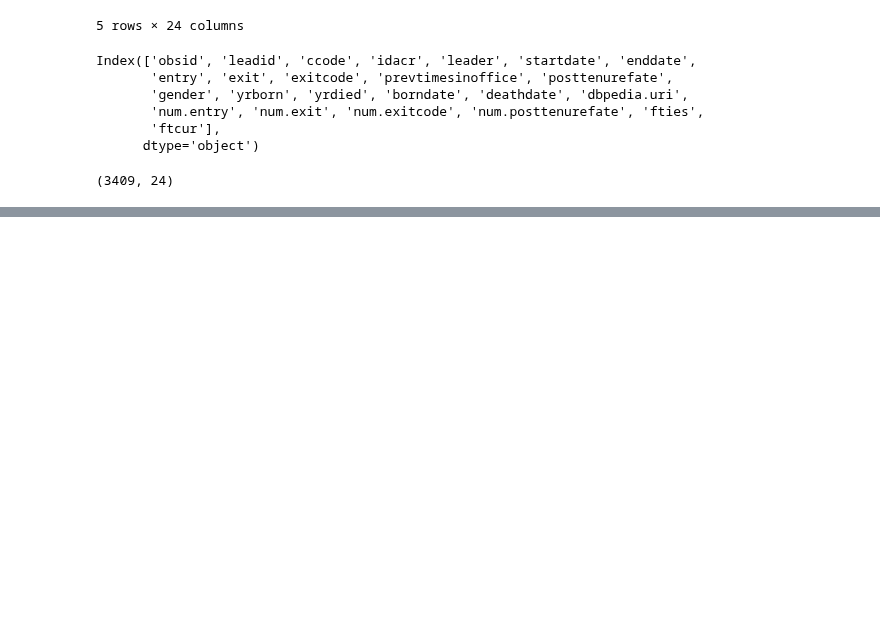
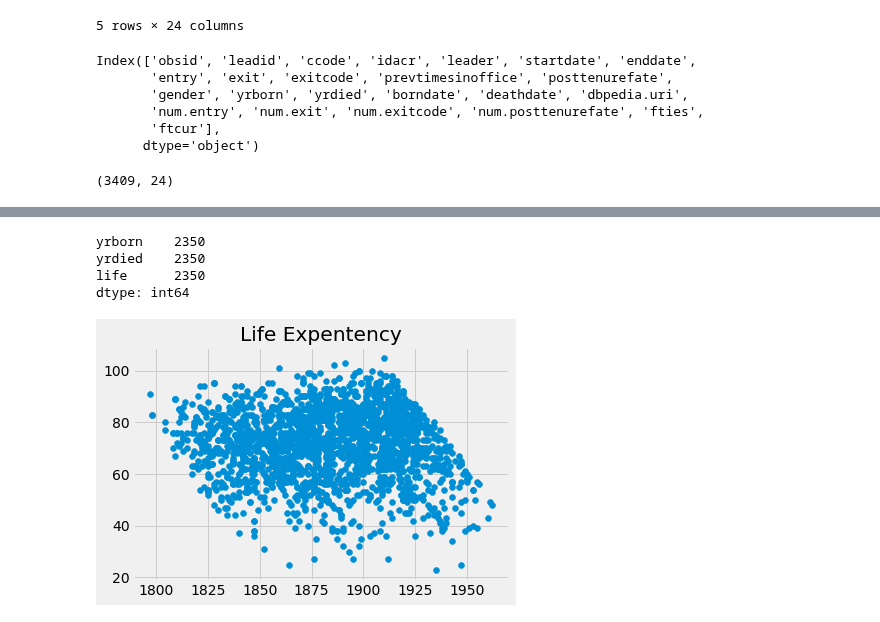
Before and after one commit to yuchild/erik_interviewqs, a Jupyter notebook: question_political_leaders.ipynb, the cells around one changed output, grey strips where cells are left out. Cells and saved outputs as stored; diff of their text form; code cells hidden in the pictures; blank space fills up the shorter version.

```diff
--- a/question_political_leaders.ipynb
+++ b/question_political_leaders.ipynb
@@ -40,7 +40,3 @@ Index(['obsid', 'leadid', 'ccode', 'idacr', 'leader', 'startdate', 'enddate',
 df.shape
 # %% [output]
 (3409, 24)
-# %%
-df['borndate'] = pd.to_datetime(df['borndate'])
-df['deathdate'] = pd.to_datetime(df['deathdate'])
-df['life'] = df['borndate'] - df['deathdate']
@@ -48,0 +103,3 @@ ParserError: Unknown string format: 1960-04-1970
+# %%
+df_short = df[['yrborn', 'yrdied']].copy()
+df_short.head()
@@ -48,0 +113,3 @@ ParserError: Unknown string format: 1960-04-1970
+# %%
+df_short['life'] = df['yrdied'] - df['yrborn']
+df_short.head()
@@ -48,0 +123,15 @@ ParserError: Unknown string format: 1960-04-1970
+# %%
+plot_df = df_short.loc[(df_short.yrdied > df_short.yrborn) & (df_short.yrborn > 0)]
+plot_df.count()
+# %% [output]
+yrborn    2350
+yrdied    2350
+life      2350
+dtype: int64
+# %%
+plt.scatter(plot_df.yrborn
+            , plot_df.life
+           )
+plt.title('Life Expentency');
+# %% [output]
+[figure, added]
```
Also changed, not shown: parts of 8 cells of this notebook.
